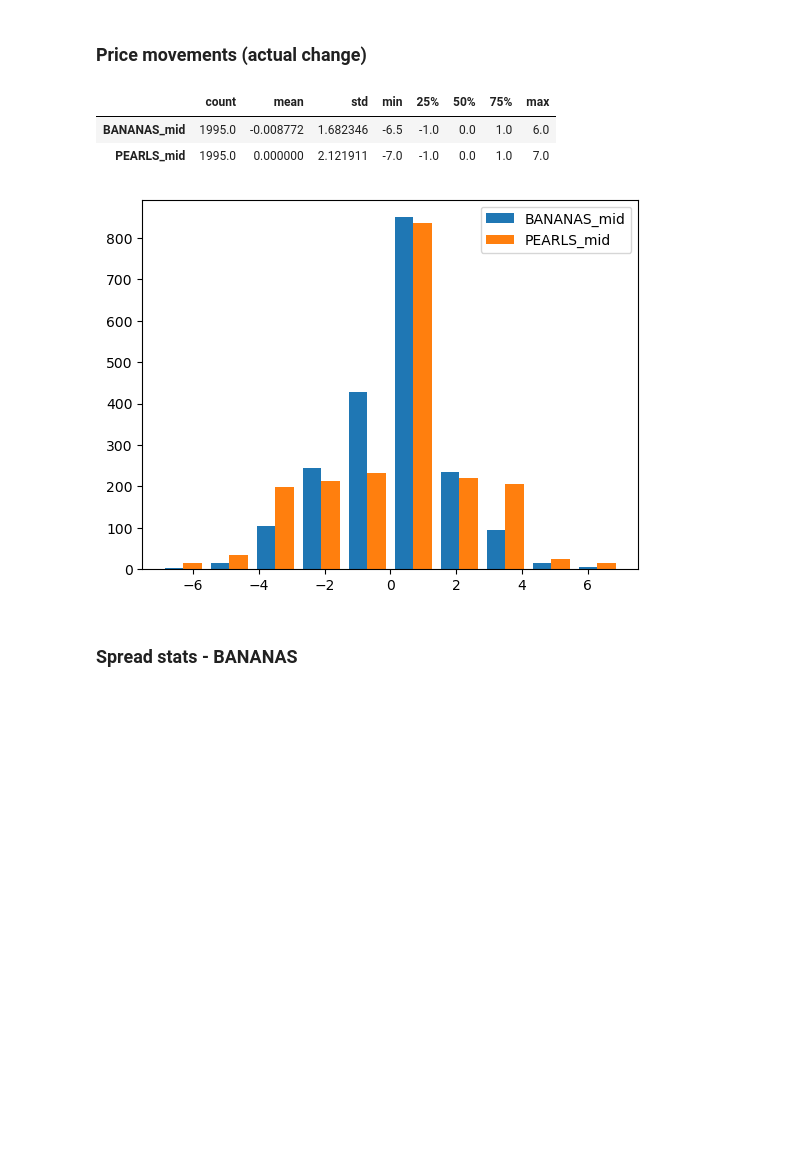
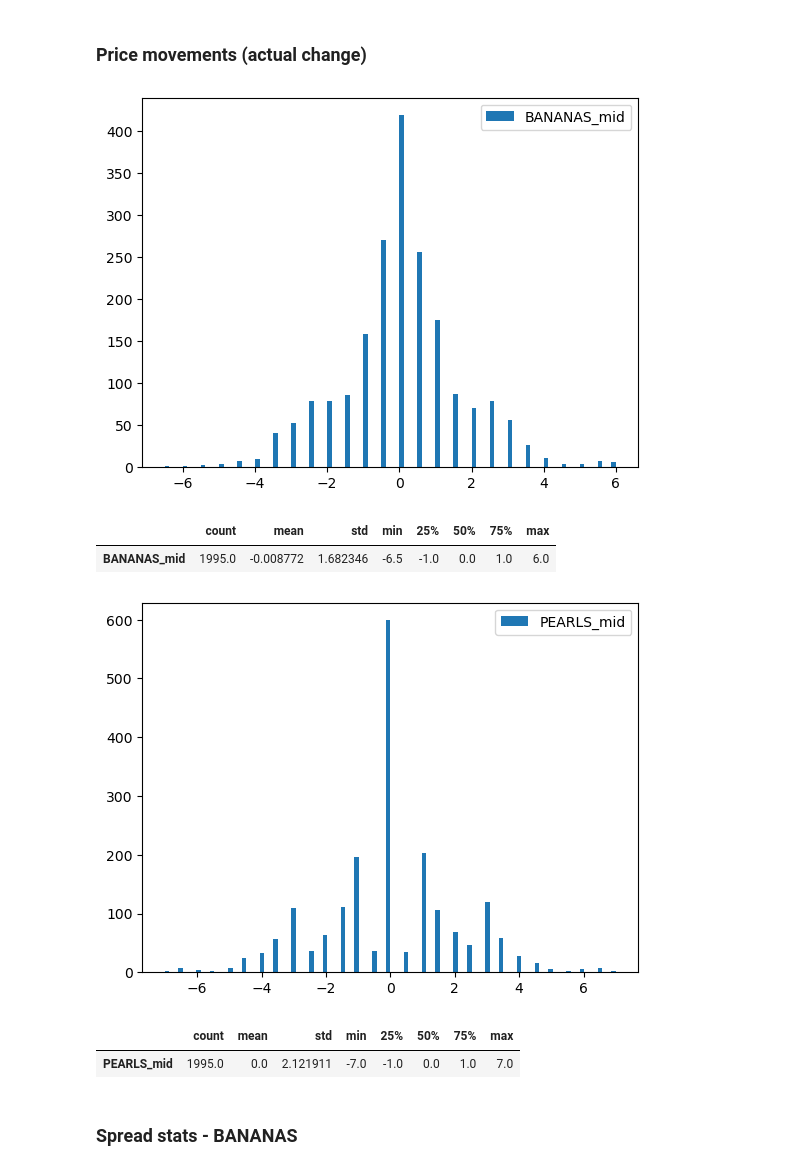
Before and after one commit to rzhan11/IMCTradingComp23, a Jupyter notebook: nbs/exploration-Copy4.ipynb, the cells around one changed output. Saved outputs shown, nothing was run; the diff lists cells and outputs as text; code cells hidden in the pictures; blank space fills up the shorter version.

```diff
--- a/nbs/exploration-Copy4.ipynb
+++ b/nbs/exploration-Copy4.ipynb
@@ -640,9 +643,11 @@ plt.show()
 # distribution of price movements (pct change)
 mids = ["BANANAS_mid", "PEARLS_mid"]
 
-col = book_tops[mids]
-diffs = (col.shift(-1) / col).dropna()
-plt.hist(diffs, label=mids)
-plt.legend()
-diffs.describe().T
+for mid in mids:
+    col = book_tops[[mid]]
+    diffs = (col.shift(-1) / col).dropna()
+    plt.hist(diffs, bins=100, label=mid)
+    plt.legend()
+    plt.show()
+    display(diffs.describe().T)
 # %% [output]
@@ -655,17 +662,21 @@ diffs.describe().T
 # %%
 # distribution of price movements (actual #)
 mids = ["BANANAS_mid", "PEARLS_mid"]
 
-col = book_tops[mids]
-diffs = (col.shift(-1) - col).dropna()
-plt.hist(diffs, label=mids)
-plt.legend()
-diffs.describe().T
+for mid in mids:
+    col = book_tops[[mid]]
+    diffs = (col.shift(-1) - col).dropna()
+    plt.hist(diffs, bins=100, label=mid)
+    plt.legend()
+    plt.show()
+    display(diffs.describe().T)
 # %% [output]
+[figure, new version]
 |  | count | mean | std | min | 25% | 50% | 75% | max |
 | BANANAS_mid | 1995.0 | -0.008772 | 1.682346 | -6.5 | -1.0 | 0.0 | 1.0 | 6.0 |
-| PEARLS_mid | 1995.0 | 0.000000 | 2.121911 | -7.0 | -1.0 | 0.0 | 1.0 | 7.0 |
-[figure, old version]
+[figure, added]
+|  | count | mean | std | min | 25% | 50% | 75% | max |
+| PEARLS_mid | 1995.0 | 0.0 | 2.121911 | -7.0 | -1.0 | 0.0 | 1.0 | 7.0 |
 # %% [markdown]
 ### Spread stats - BANANAS
 # %%
```
Also changed, not shown: parts of 8 cells of this notebook.
